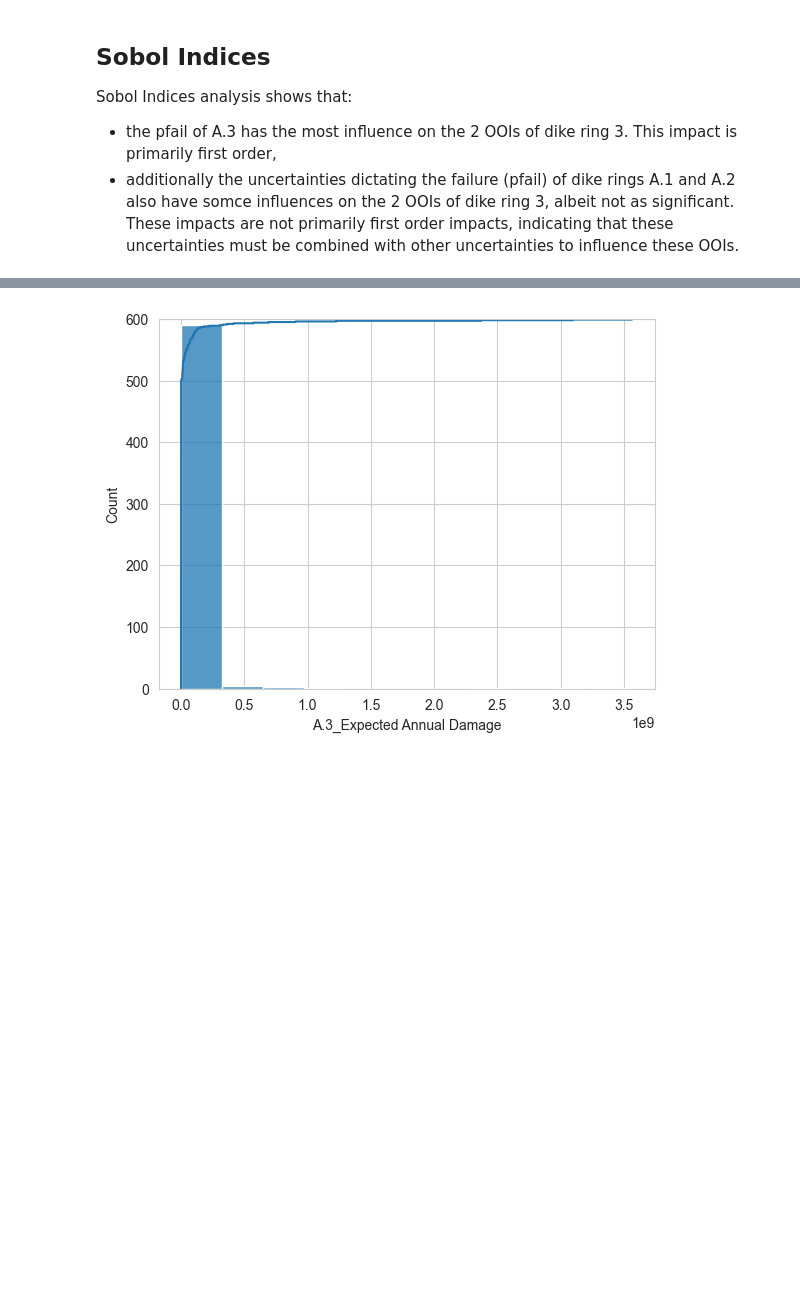
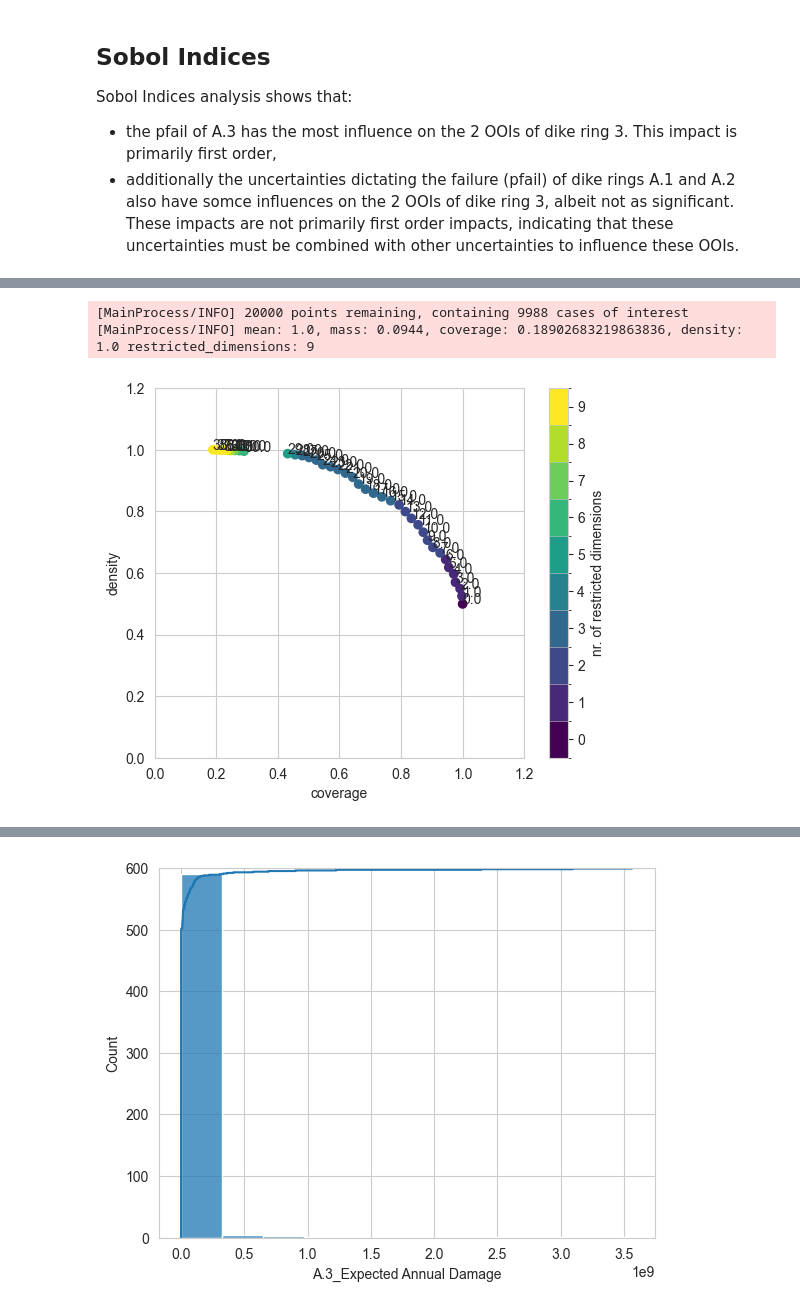
Before and after one commit to PancakeBun/epa141A_Labs_Group_Asians, a Jupyter notebook: final assignment/analysis.ipynb, the cells around one changed output, grey strips where cells are left out. Saved outputs shown, nothing was run; the diff lists cells and outputs as text; code cells hidden in the pictures; blank space fills up the shorter version.

```diff
--- a/final assignment/analysis.ipynb
+++ b/final assignment/analysis.ipynb
@@ -220,0 +284,15 @@ A.4_Bmax                NaN      NaN
+# %%
+ema_logging.log_to_stderr(ema_logging.INFO)
+x = experiment[uncertainties]
+y = (df_outcomes['A.3_Expected Number of Deaths'] > threshold_death).values
+
+prim_alg_0_death = prim.Prim(x, y, threshold=0.8, peel_alpha=0.05)
+box1_0_death = prim_alg_0_death.find_box()
+# %% [output]
+[MainProcess/INFO] 20000 points remaining, containing 9988 cases of interest
+[MainProcess/INFO] mean: 1.0, mass: 0.0944, coverage: 0.18902683219863836, density: 1.0 restricted_dimensions: 9
+# %%
+box1_0_death.show_tradeoff(annotated=True)
+plt.show()
+# %% [output]
+[figure, added]
```
Also changed, not shown: parts of 24 cells of this notebook.
